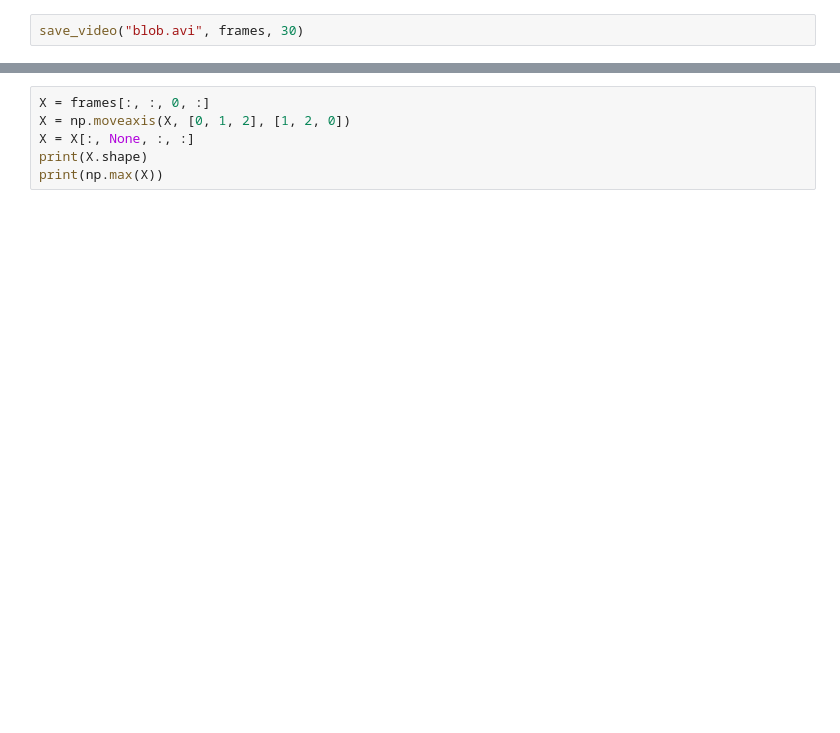
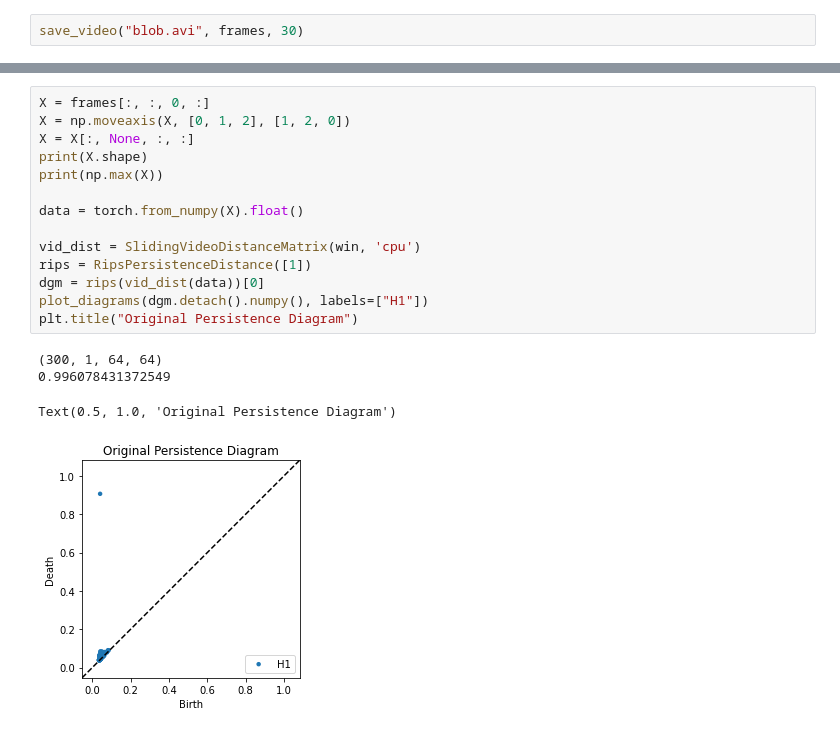
Before and after one commit to ctralie/deepcycles, a Jupyter notebook: DetrendingVideo.ipynb, the cells around one changed output, grey strips where cells are left out. Drawn from its saved outputs; the diff is of its cells as text; blank space fills up the shorter version.

```diff
--- a/DetrendingVideo.ipynb
+++ b/DetrendingVideo.ipynb
@@ -62,9 +65,22 @@ plt.title("Y Coordinate")
 # %%
 X = frames[:, :, 0, :]
 X = np.moveaxis(X, [0, 1, 2], [1, 2, 0])
 X = X[:, None, :, :]
 print(X.shape)
 print(np.max(X))
+
+data = torch.from_numpy(X).float()
+
+vid_dist = SlidingVideoDistanceMatrix(win, 'cpu')
+rips = RipsPersistenceDistance([1])
+dgm = rips(vid_dist(data))[0]
+plot_diagrams(dgm.detach().numpy(), labels=["H1"])
+plt.title("Original Persistence Diagram")
+# %% [output]
+(300, 1, 64, 64)
+0.996078431372549
+Text(0.5, 1.0, 'Original Persistence Diagram')
+[figure, added]
 # %%
 class AutoencoderCNN(nn.Module):
     def __init__(self, device, x, depth, dim, win, lam=1, lr=1e-2):
```
Also changed, not shown: parts of 6 cells of this notebook, 2 other files.
